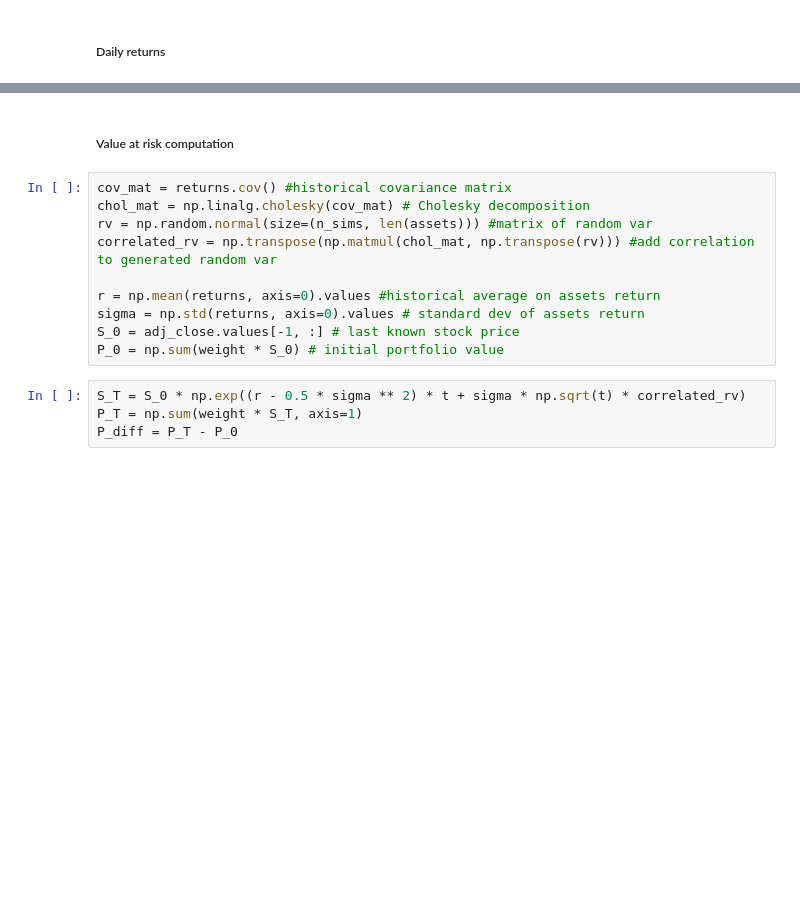
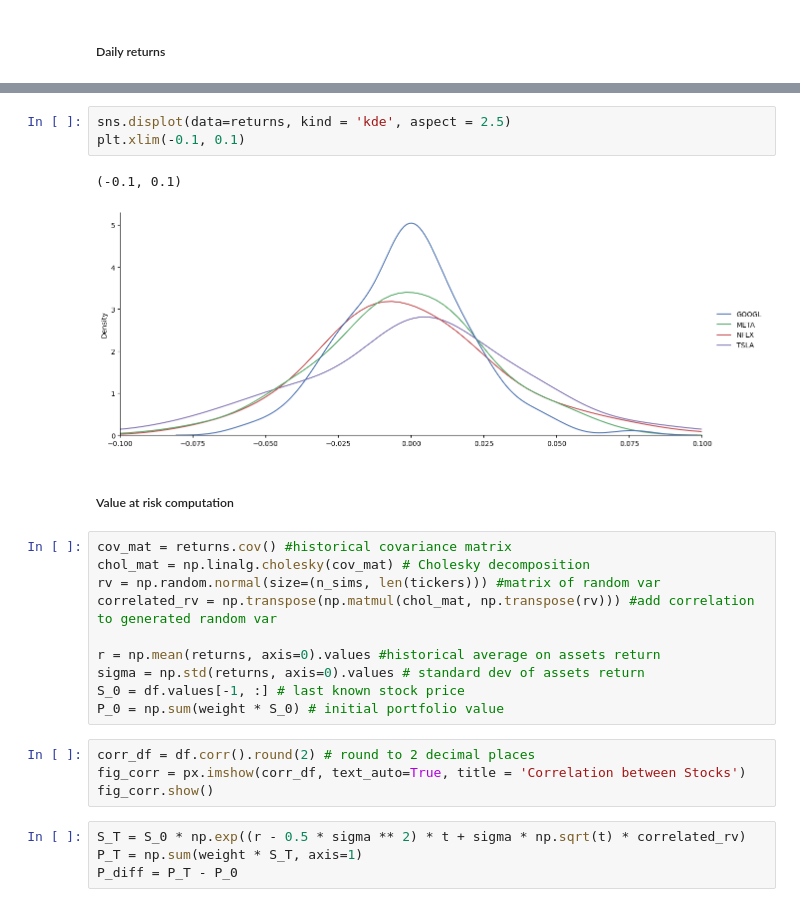
Before and after one commit to alessandrofogli/Monte-Carlo-simulation, a Jupyter notebook: MonteCarlo.ipynb, the cells around one changed output, grey strips where cells are left out. Cells and saved outputs as stored; diff of their text form; blank space fills up the shorter version.

```diff
--- a/MonteCarlo.ipynb
+++ b/MonteCarlo.ipynb
@@ -64,15 +95,25 @@ returns.plot(title= plot_title)
+# %%
+sns.displot(data=returns, kind = 'kde', aspect = 2.5)
+plt.xlim(-0.1, 0.1)
+# %% [output]
+(-0.1, 0.1)
+[figure, added]
 # %% [markdown]
 ##### Value at risk computation
 # %%
 cov_mat = returns.cov() #historical covariance matrix
 chol_mat = np.linalg.cholesky(cov_mat) # Cholesky decomposition
-rv = np.random.normal(size=(n_sims, len(assets))) #matrix of random var
+rv = np.random.normal(size=(n_sims, len(tickers))) #matrix of random var
 correlated_rv = np.transpose(np.matmul(chol_mat, np.transpose(rv))) #add correlation to generated random var
 
 r = np.mean(returns, axis=0).values #historical average on assets return
 sigma = np.std(returns, axis=0).values # standard dev of assets return
-S_0 = adj_close.values[-1, :] # last known stock price
+S_0 = df.values[-1, :] # last known stock price
 P_0 = np.sum(weight * S_0) # initial portfolio value
+# %%
+corr_df = df.corr().round(2) # round to 2 decimal places
+fig_corr = px.imshow(corr_df, text_auto=True, title = 'Correlation between Stocks')
+fig_corr.show()
 # %%
 S_T = S_0 * np.exp((r - 0.5 * sigma ** 2) * t + sigma * np.sqrt(t) * correlated_rv)
 P_T = np.sum(weight * S_T, axis=1)
```
Also changed, not shown: parts of 23 cells of this notebook.
